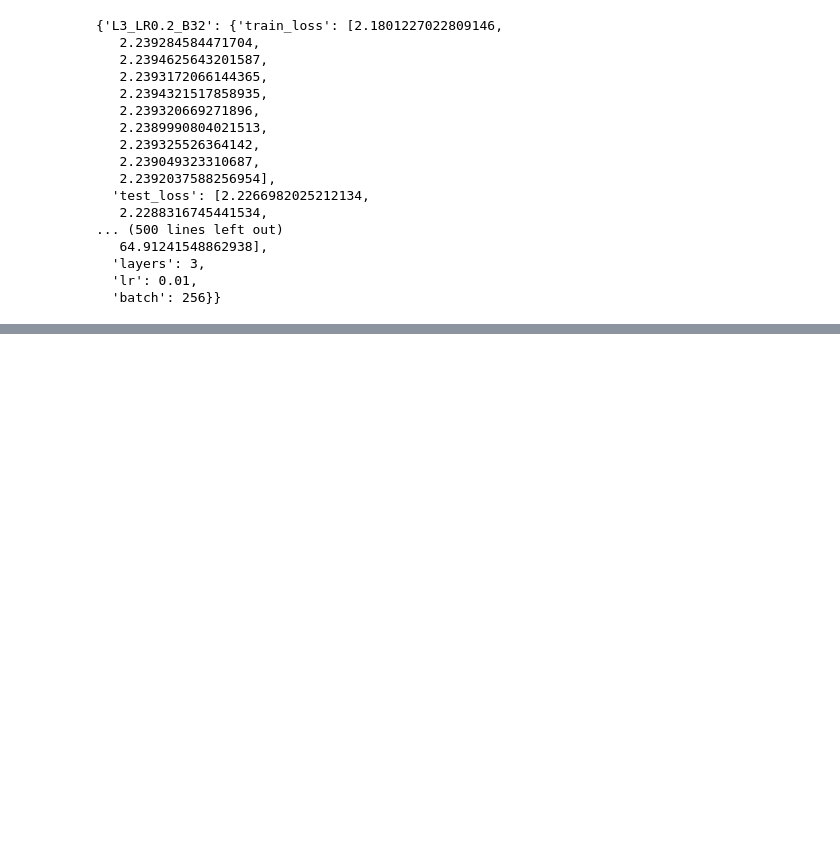
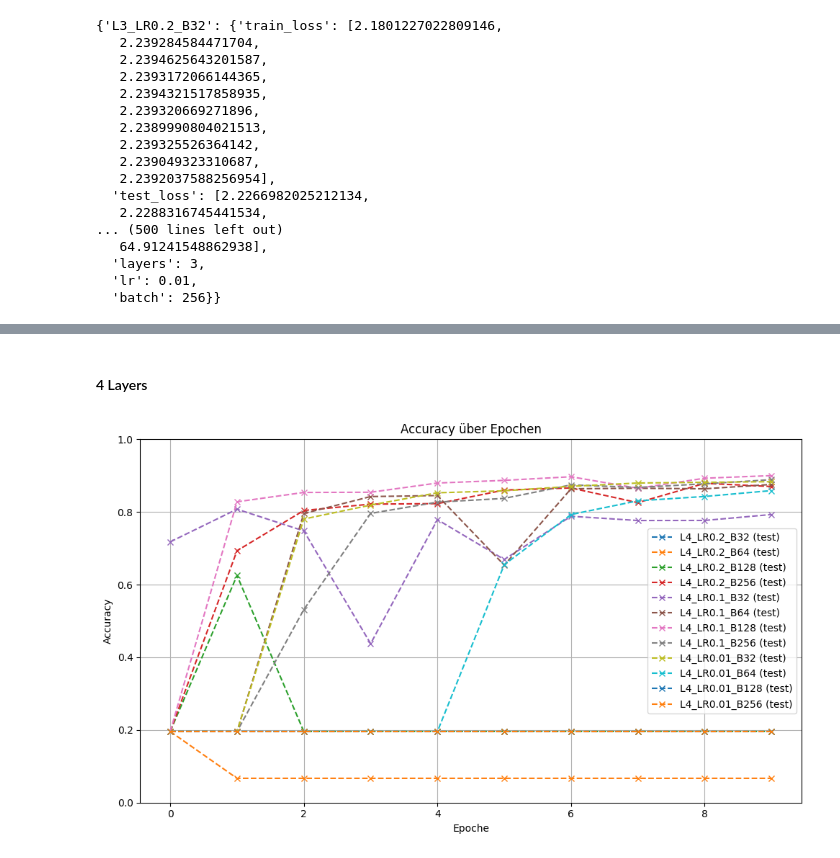
Before and after one commit to Lopo23/CNN, a Jupyter notebook: cnn (1) (1).ipynb, the cells around one changed output, grey strips where cells are left out. Saved outputs shown, nothing was run; the diff lists cells and outputs as text; code cells hidden in the pictures; blank space fills up the shorter version.

```diff
--- a/cnn (1) (1).ipynb
+++ b/cnn (1) (1).ipynb
@@ -1015,0 +1063,6 @@ def plot_accuracy(
+# %% [markdown]
+#### 4 Layers
+# %%
+plot_accuracy(ALL_RESULTS, layers=[4], mode="test")   # nur Test Accuracy
+# %% [output]
+[figure, added]
```
Also changed, not shown: parts of 15 cells of this notebook.
